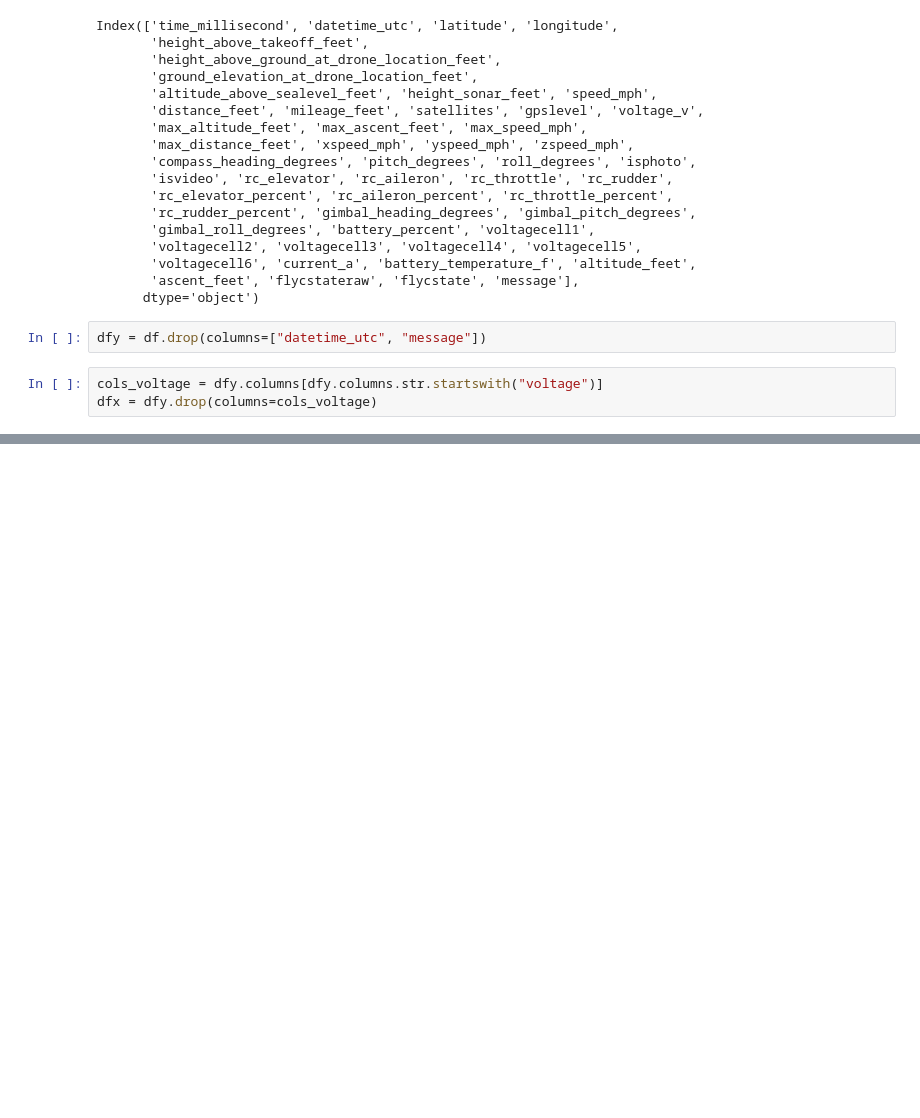
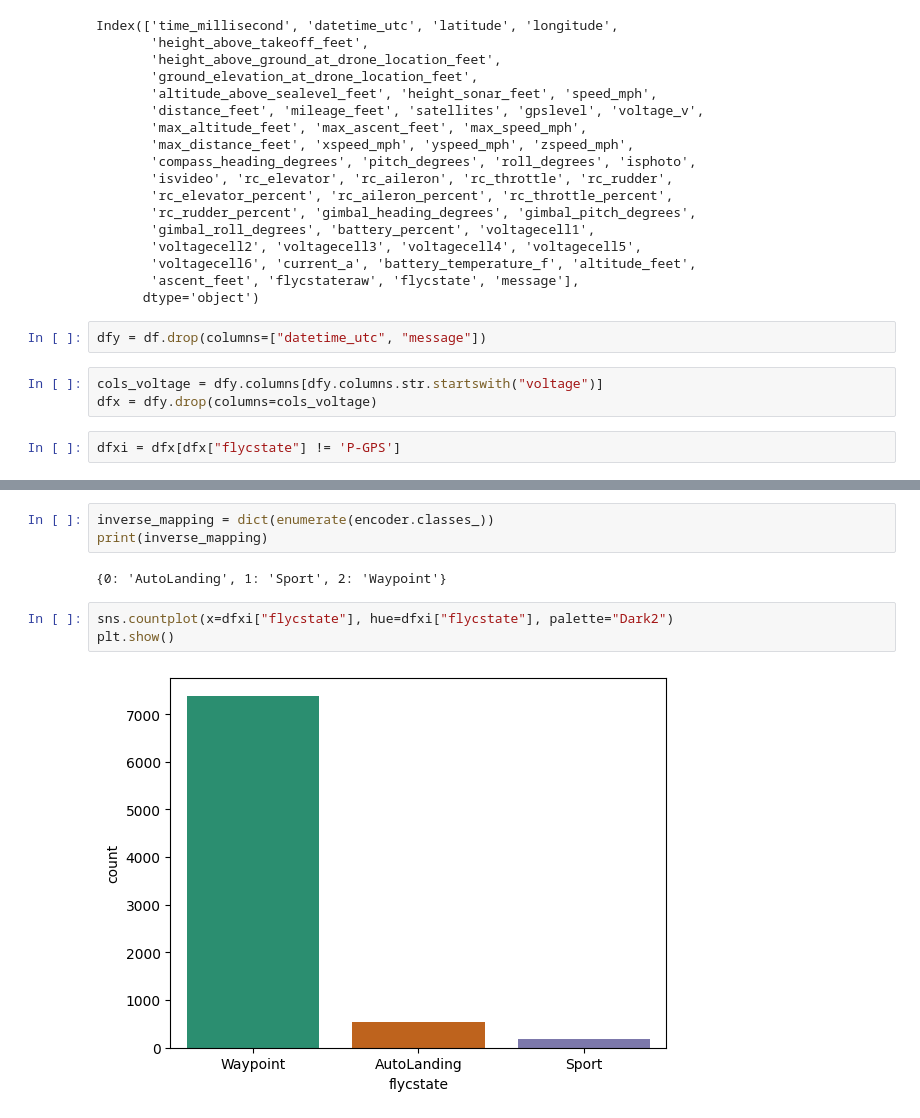
Before and after one commit to ayichimboy/facebook_marketplace, a Jupyter notebook: ensemble/ensemble_classification_model.ipynb, the cells around one changed output, grey strips where cells are left out. Cells and saved outputs as stored; diff of their text form; blank space fills up the shorter version.

```diff
--- a/ensemble/ensemble_classification_model.ipynb
+++ b/ensemble/ensemble_classification_model.ipynb
@@ -50,6 +50,8 @@ dfy = df.drop(columns=["datetime_utc", "message"])
 # %%
 cols_voltage = dfy.columns[dfy.columns.str.startswith("voltage")]
 dfx = dfy.drop(columns=cols_voltage)
+# %%
+dfxi = dfx[dfx["flycstate"] != 'P-GPS']
 # %%
 from sklearn.preprocessing import LabelEncoder
 
@@ -68,0 +71,10 @@ print(mapping)
+# %%
+inverse_mapping = dict(enumerate(encoder.classes_))
+print(inverse_mapping)
+# %% [output]
+{0: 'AutoLanding', 1: 'Sport', 2: 'Waypoint'}
+# %%
+sns.countplot(x=dfxi["flycstate"], hue=dfxi["flycstate"], palette="Dark2")
+plt.show()
+# %% [output]
+[figure, added]
```
Also changed, not shown: parts of 12 cells of this notebook.
